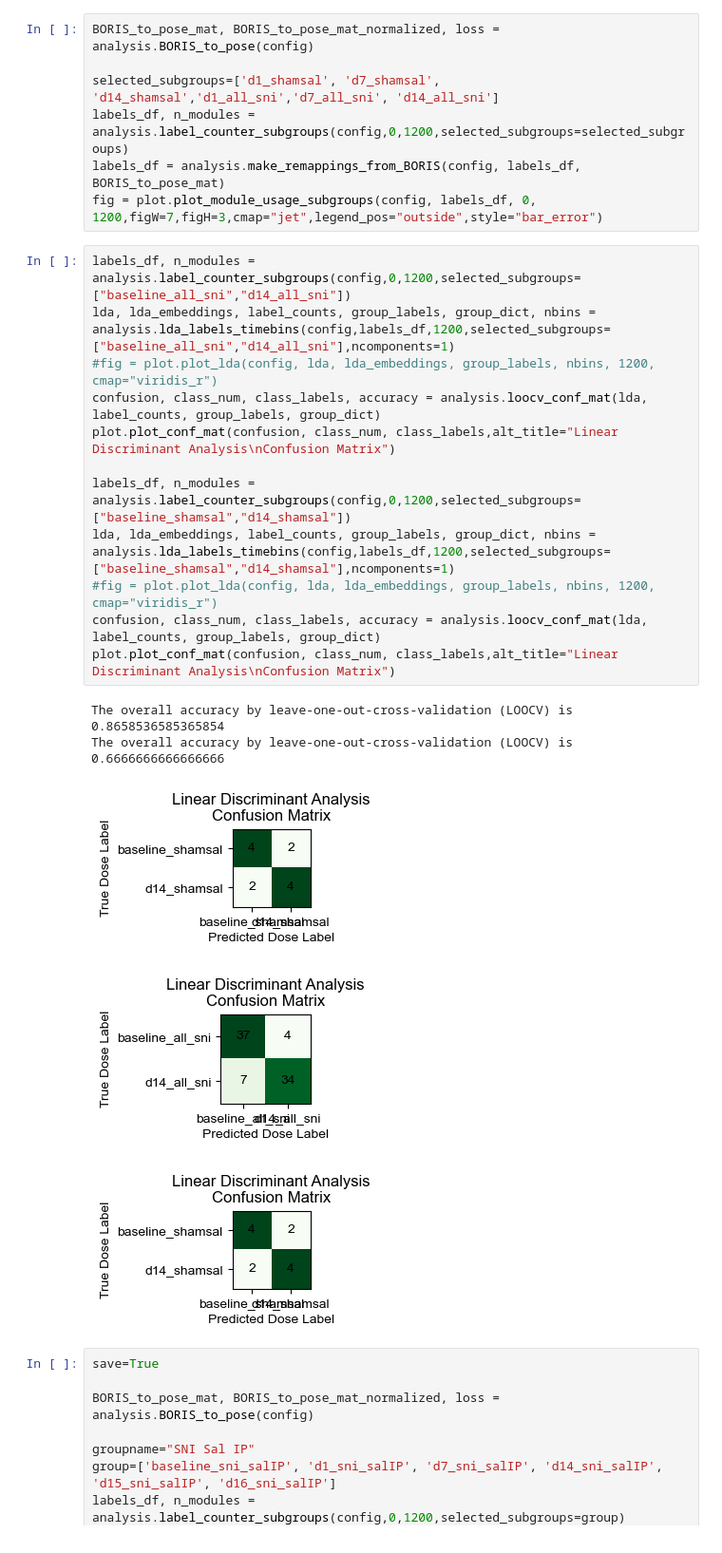
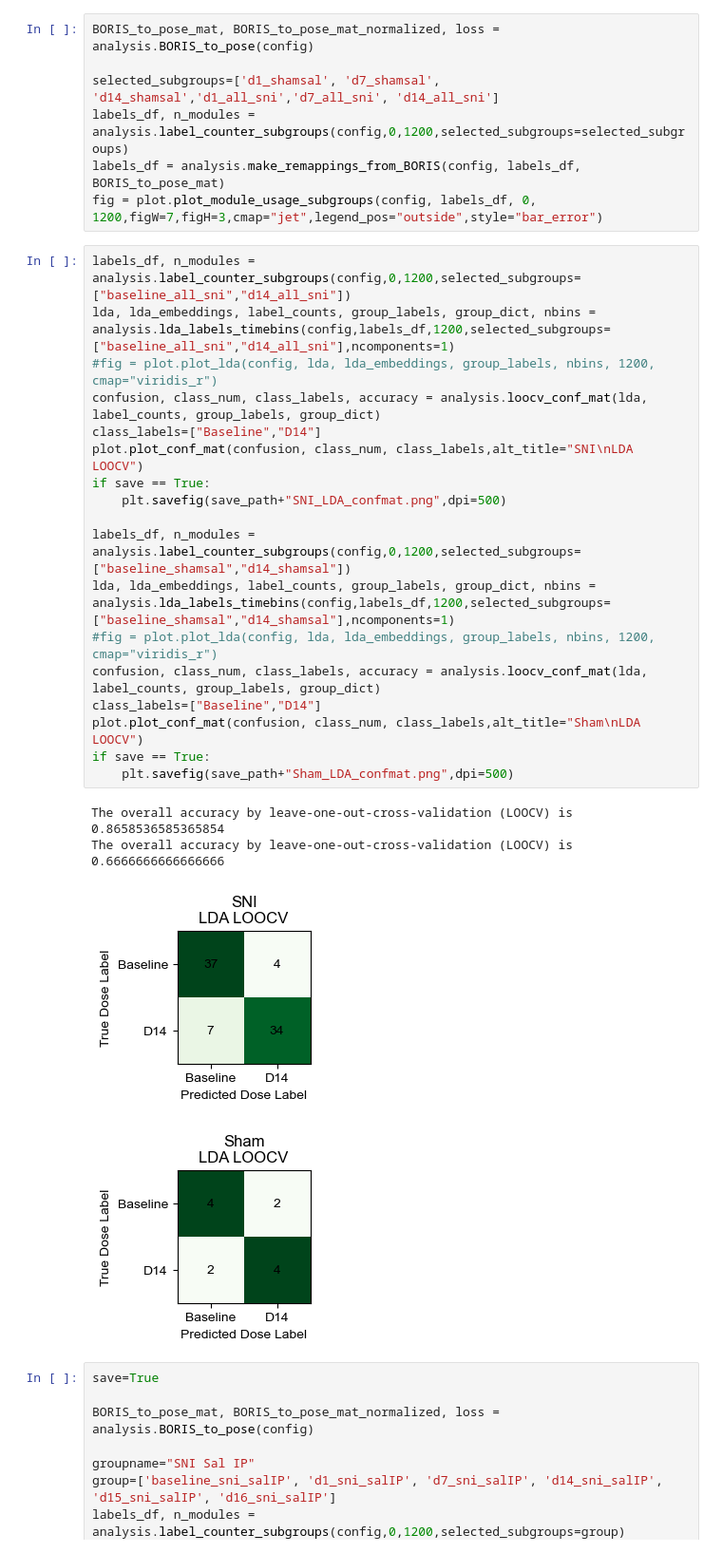
Before and after one commit to s-ewbank/MARIPoSA, a Jupyter notebook: demo/demo3_pca.ipynb, the cells around one changed output. Shown at 95% size. Saved outputs shown, nothing was run; the diff lists cells and outputs as text.

```diff
--- a/demo/demo3_pca.ipynb
+++ b/demo/demo3_pca.ipynb
@@ -200,21 +228,26 @@ fig = plot.plot_module_usage_subgroups(config, labels_df, 0, 1200,figW=7,figH=3,
 # %%
 labels_df, n_modules = analysis.label_counter_subgroups(config,0,1200,selected_subgroups=["baseline_all_sni","d14_all_sni"])
 lda, lda_embeddings, label_counts, group_labels, group_dict, nbins = analysis.lda_labels_timebins(config,labels_df,1200,selected_subgroups=["baseline_all_sni","d14_all_sni"],ncomponents=1)
 #fig = plot.plot_lda(config, lda, lda_embeddings, group_labels, nbins, 1200, cmap="viridis_r")
 confusion, class_num, class_labels, accuracy = analysis.loocv_conf_mat(lda, label_counts, group_labels, group_dict)
-plot.plot_conf_mat(confusion, class_num, class_labels,alt_title="Linear Discriminant Analysis\nConfusion Matrix")
+class_labels=["Baseline","D14"]
+plot.plot_conf_mat(confusion, class_num, class_labels,alt_title="SNI\nLDA LOOCV")
+if save == True:
+    plt.savefig(save_path+"SNI_LDA_confmat.png",dpi=500)
 
 labels_df, n_modules = analysis.label_counter_subgroups(config,0,1200,selected_subgroups=["baseline_shamsal","d14_shamsal"])
 lda, lda_embeddings, label_counts, group_labels, group_dict, nbins = analysis.lda_labels_timebins(config,labels_df,1200,selected_subgroups=["baseline_shamsal","d14_shamsal"],ncomponents=1)
 #fig = plot.plot_lda(config, lda, lda_embeddings, group_labels, nbins, 1200, cmap="viridis_r")
 confusion, class_num, class_labels, accuracy = analysis.loocv_conf_mat(lda, label_counts, group_labels, group_dict)
-plot.plot_conf_mat(confusion, class_num, class_labels,alt_title="Linear Discriminant Analysis\nConfusion Matrix")
+class_labels=["Baseline","D14"]
+plot.plot_conf_mat(confusion, class_num, class_labels,alt_title="Sham\nLDA LOOCV")
+if save == True:
+    plt.savefig(save_path+"Sham_LDA_confmat.png",dpi=500)
 # %% [output]
 The overall accuracy by leave-one-out-cross-validation (LOOCV) is 0.8658536585365854
 The overall accuracy by leave-one-out-cross-validation (LOOCV) is 0.6666666666666666
-[figure, old version]
+[figure, new version]
-[figure, old version]
+[figure, new version]
-[figure, removed]
 # %%
 save=True
 
```
Also changed, not shown: parts of 14 cells of this notebook, 3 other files.
